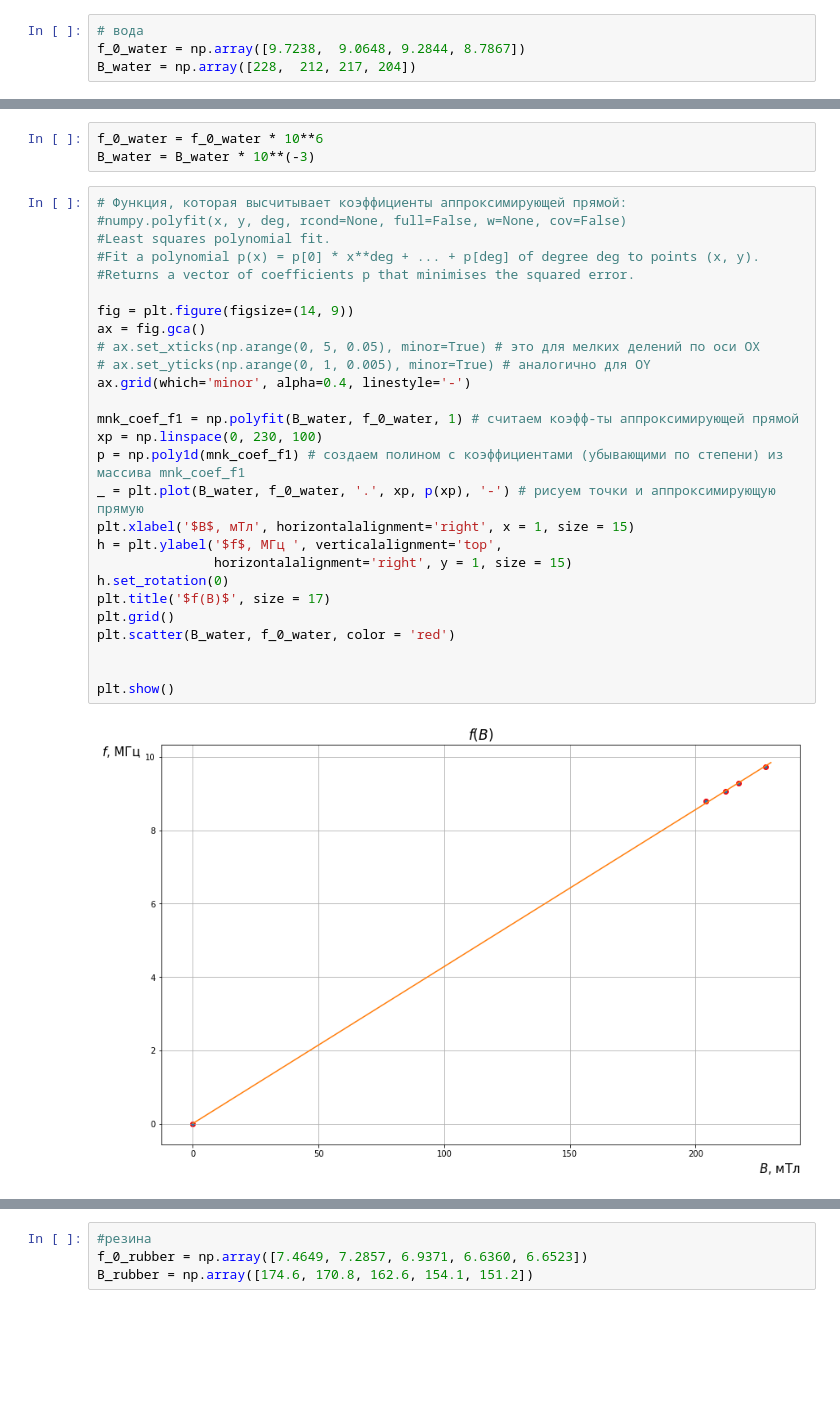
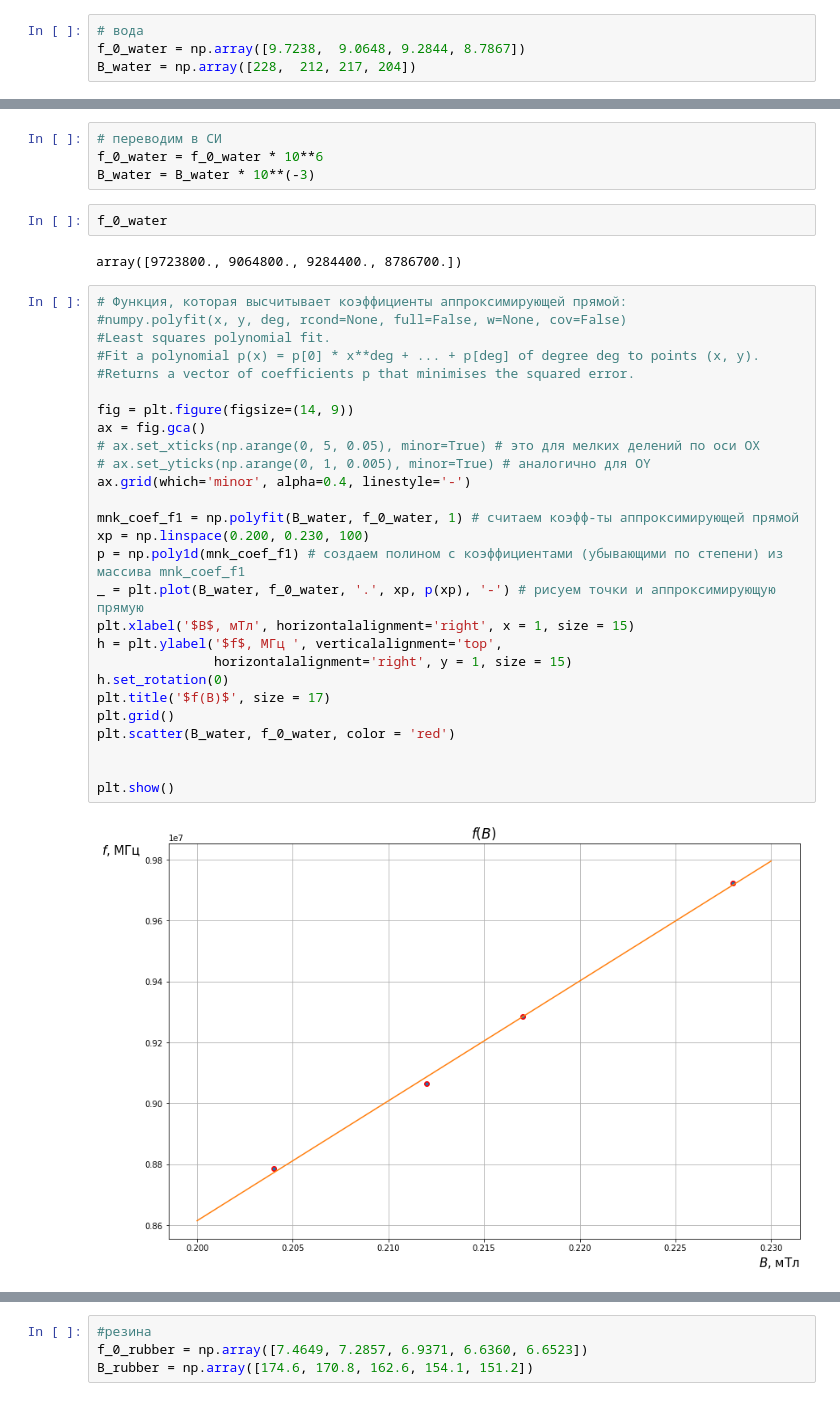
Before and after one commit to sayanarii/MIPT-physics-labs-5-6-sem, a Jupyter notebook: laba_YAMR.ipynb, the cells around one changed output, grey strips where cells are left out. Cells and saved outputs as stored; diff of their text form; blank space fills up the shorter version.

```diff
--- a/laba_YAMR.ipynb
+++ b/laba_YAMR.ipynb
@@ -21,35 +26,40 @@ B_water = np.array([228,  212, 217, 204])
 # %%
+# переводим в СИ
 f_0_water = f_0_water * 10**6
 B_water = B_water * 10**(-3)
+# %%
+f_0_water
+# %% [output]
+array([9723800., 9064800., 9284400., 8786700.])
 # %%
 # Функция, которая высчитывает коэффициенты аппроксимирующей прямой:
 #numpy.polyfit(x, y, deg, rcond=None, full=False, w=None, cov=False)
 #Least squares polynomial fit.
 #Fit a polynomial p(x) = p[0] * x**deg + ... + p[deg] of degree deg to points (x, y).
 #Returns a vector of coefficients p that minimises the squared error.
 
 fig = plt.figure(figsize=(14, 9))
 ax = fig.gca()
 # ax.set_xticks(np.arange(0, 5, 0.05), minor=True) # это для мелких делений по оси ОХ
 # ax.set_yticks(np.arange(0, 1, 0.005), minor=True) # аналогично для OY
 ax.grid(which='minor', alpha=0.4, linestyle='-')
 
 mnk_coef_f1 = np.polyfit(B_water, f_0_water, 1) # считаем коэфф-ты аппроксимирующей прямой
-xp = np.linspace(0, 230, 100)
+xp = np.linspace(0.200, 0.230, 100)
 p = np.poly1d(mnk_coef_f1) # создаем полином с коэффициентами (убывающими по степени) из массива mnk_coef_f1
 _ = plt.plot(B_water, f_0_water, '.', xp, p(xp), '-') # рисуем точки и аппроксимирующую прямую
 plt.xlabel('$B$, мТл', horizontalalignment='right', x = 1, size = 15)
 h = plt.ylabel('$f$, МГц ', verticalalignment='top',
                horizontalalignment='right', y = 1, size = 15)
 h.set_rotation(0)
 plt.title('$f(B)$', size = 17)
 plt.grid()
 plt.scatter(B_water, f_0_water, color = 'red')
 
 
 plt.show()
 # %% [output]
-[figure, old version]
+[figure, new version]
 # %%
 mnk_coef_f1
 # %% [output]
```
Also changed, not shown: parts of 12 cells of this notebook.
